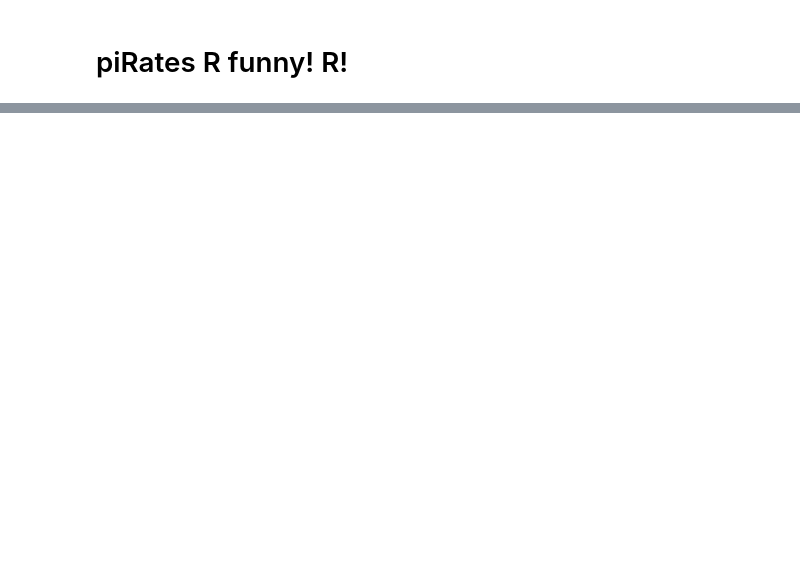
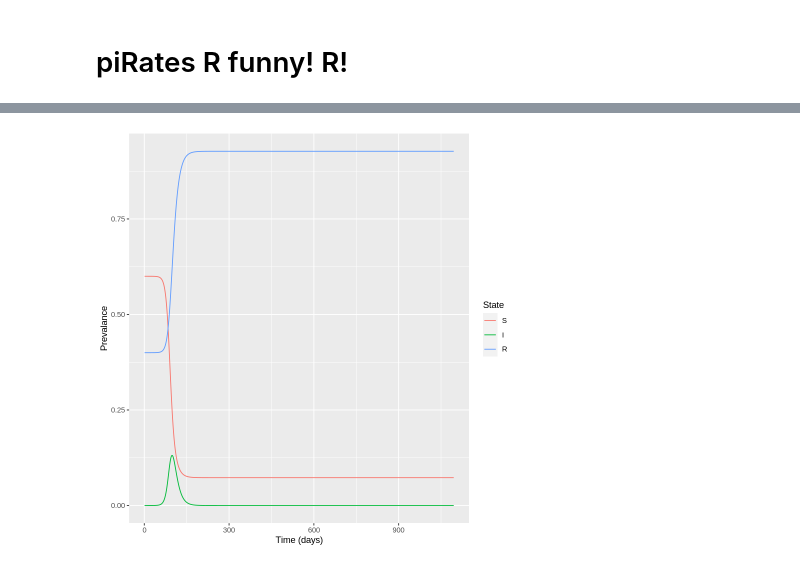
Before and after one commit to matthewbegun/testes, a Jupyter notebook: piRatical.ipynb, the cells around one changed output, grey strips where cells are left out. Cells and saved outputs as stored; diff of their text form; code cells hidden in the pictures; blank space fills up the shorter version.

```diff
--- a/piRatical.ipynb
+++ b/piRatical.ipynb
@@ -53,0 +292,44 @@ source(here::here("script", "9_miscellaneous_estimates.R"))
+# %%
+# https://gist.github.com/najm94/def171bb943be212c4716ce5e90e858e#file-sirmodel3
+# Impact of vaccination
+
+#Loading libraries
+library(ggplot2)
+library(deSolve)
+library(reshape2)
+
+# Model inputs
+
+initial_state_values=c(S=0.60*999999,I=1,R=0.40*999999)
+parameters=c(gamma=0.1,beta=0.4)
+
+# Time points
+
+time=seq(from=1,to=3*365,by=1)
+
+#SIR Model function
+sir_model3 <- function(time,state,parameters){
+  with(as.list(c(state,parameters)),{
+    N=S+I+R
+    lambda=beta*(I/N)
+    dS=-lambda*S
+    dI=lambda*S-gamma*I
+    dR=gamma*I
+
+    return(list(c(dS,dI,dR)))
+  }
+  )
+}
+
+# Solving the differential equations:
+output<-as.data.frame(ode(y=initial_state_values,func = sir_model3,parms=parameters,times = time))
+
+out_long=melt(output,id="time")
+#Plot of prevalance
+ggplot(data = out_long,
+       aes(x = time, y = value/1000000, colour = variable, group = variable)) +
+  geom_line() +
+  xlab("Time (days)")+
+  ylab("Prevalance") +scale_color_discrete(name="State")
+# %% [output]
+[figure, added]
```
Also changed, not shown: parts of 7 cells of this notebook.
